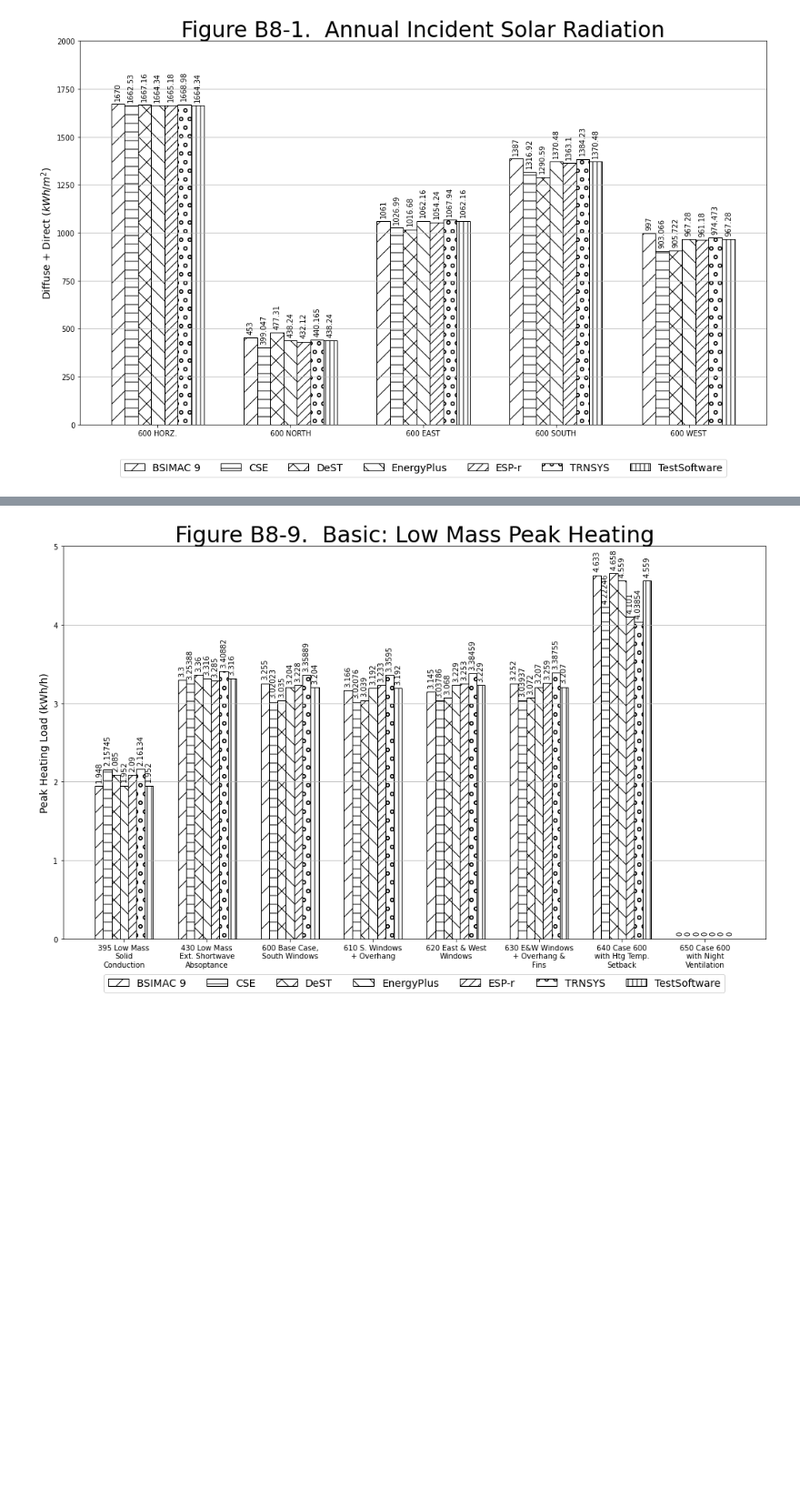
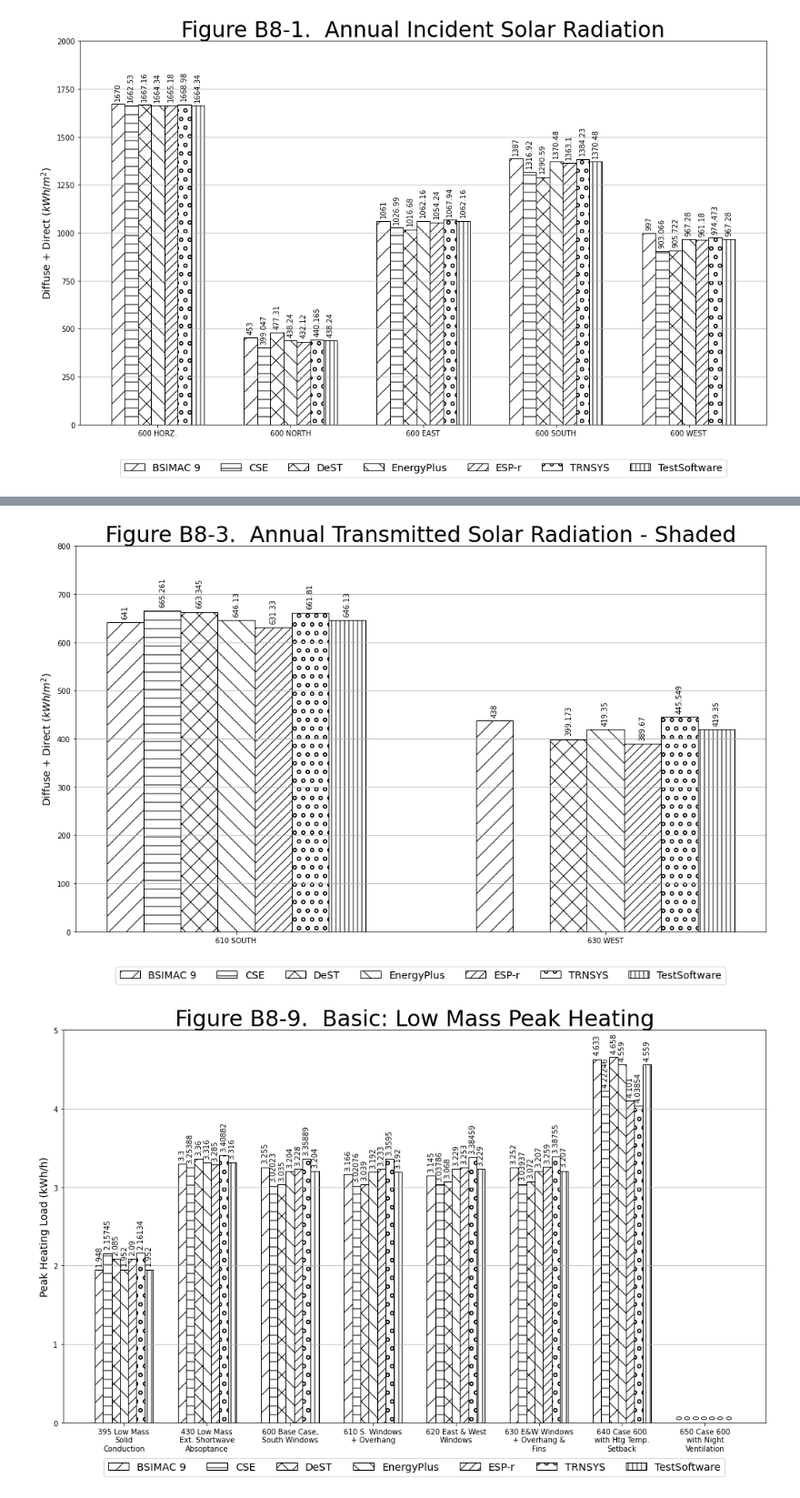
Before and after one commit to JasonGlazer/ashrae-140-automation, a Jupyter notebook: rendered/notebooks/test_notebook.ipynb, the cells around one changed output, grey strips where cells are left out. Shown at 91% size. Cells and saved outputs as stored; diff of their text form; code cells hidden in the pictures; blank space fills up the shorter version.

```diff
--- a/rendered/notebooks/test_notebook.ipynb
+++ b/rendered/notebooks/test_notebook.ipynb
@@ -46,3 +51,8 @@ plt.show();
+# %%
+gr.render_section_5_2a_figure_b_8_3()
+plt.show();
+# %% [output]
+[figure, added]
 # %%
 gr.render_section_5_2a_figure_b_8_9()
 plt.show();
```
Also changed, not shown: parts of 6 cells of this notebook, 15 other files.
